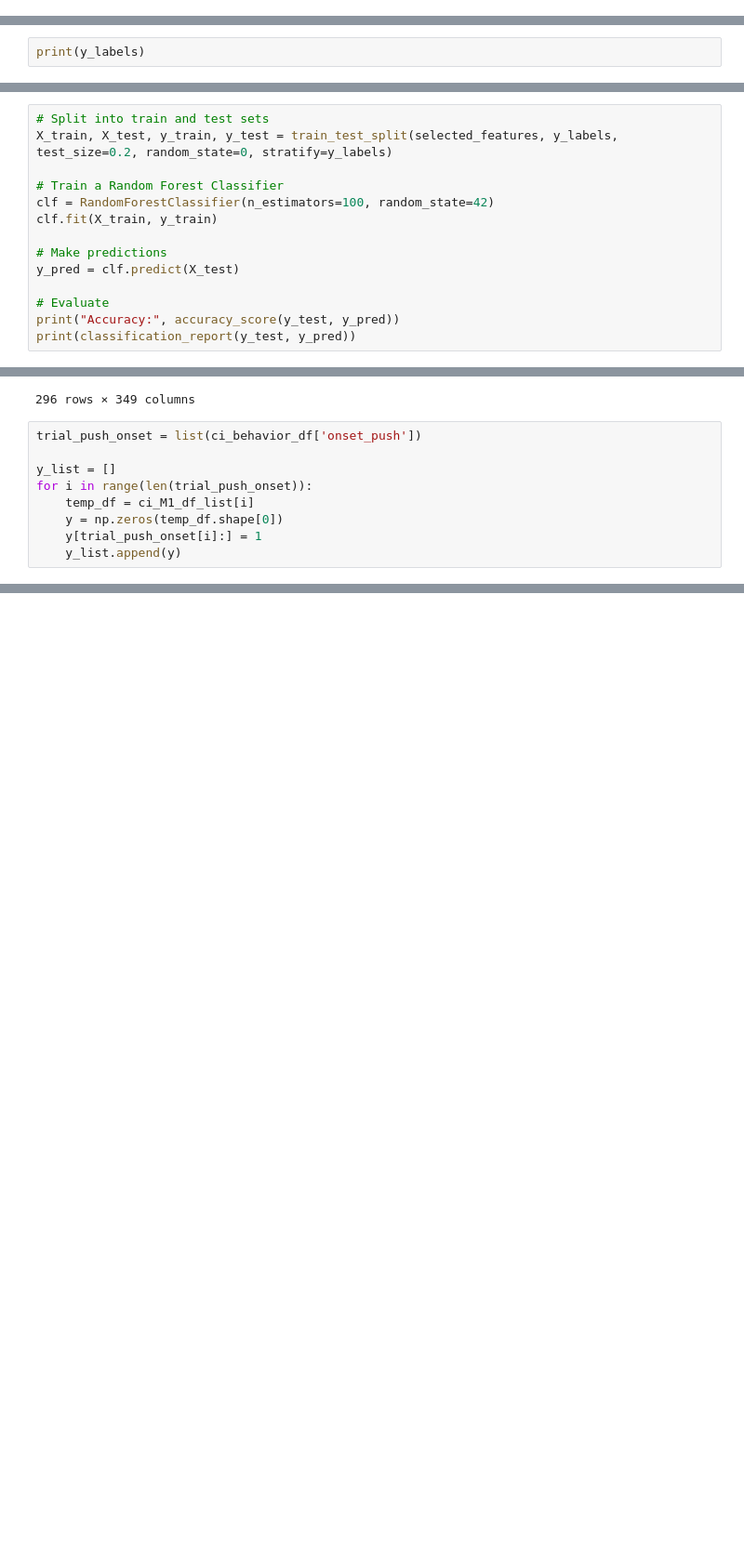
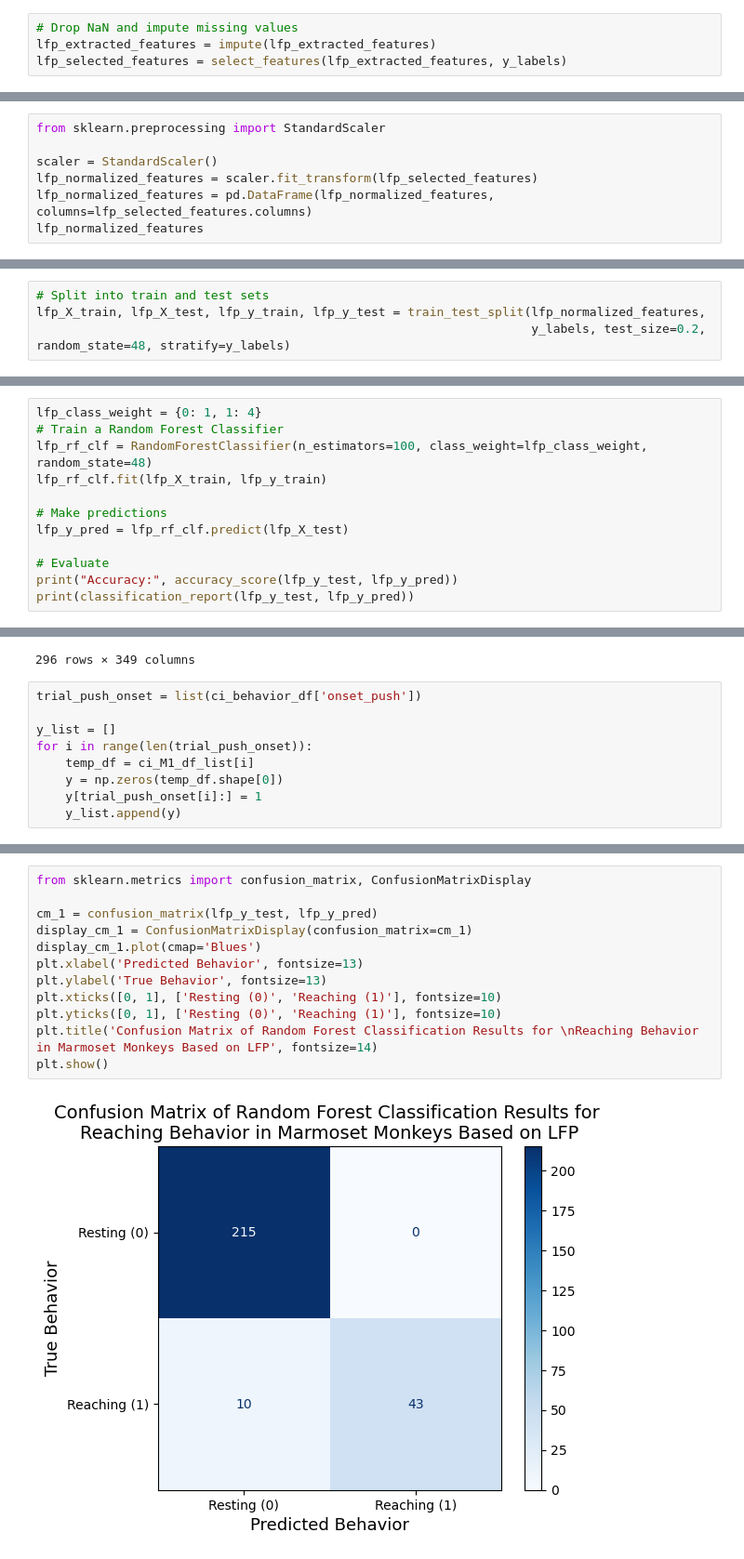
Before and after one commit to pbvijaya/BIPN162_Cell_Types, a Jupyter notebook: final_project_models.ipynb, the cells around one changed output, grey strips where cells are left out. Shown at 93% size. Cells and saved outputs as stored; diff of their text form; blank space fills up the shorter version.

Commit message:
upload feature matrix, model building/evaluation finished

```diff
--- a/final_project_models.ipynb
+++ b/final_project_models.ipynb
@@ -171,0 +183,4 @@ selected_features
+# %%
+# Drop NaN and impute missing values
+lfp_extracted_features = impute(lfp_extracted_features)
+lfp_selected_features = select_features(lfp_extracted_features, y_labels)
@@ -171,0 +208,7 @@ selected_features
+# %%
+from sklearn.preprocessing import StandardScaler
+
+scaler = StandardScaler()
+lfp_normalized_features = scaler.fit_transform(lfp_selected_features)
+lfp_normalized_features = pd.DataFrame(lfp_normalized_features, columns=lfp_selected_features.columns)
+lfp_normalized_features
@@ -174,2 +254,4 @@ selected_features
 # %%
-print(y_labels)
+# Split into train and test sets
+lfp_X_train, lfp_X_test, lfp_y_train, lfp_y_test = train_test_split(lfp_normalized_features,
+                                                                    y_labels, test_size=0.2, random_state=48, stratify=y_labels)
@@ -178,15 +264,13 @@ print(y_labels)
 # %%
-# Split into train and test sets
-X_train, X_test, y_train, y_test = train_test_split(selected_features, y_labels, test_size=0.2, random_state=0, stratify=y_labels)
-
+lfp_class_weight = {0: 1, 1: 4}
 # Train a Random Forest Classifier
-clf = RandomForestClassifier(n_estimators=100, random_state=42)
-clf.fit(X_train, y_train)
+lfp_rf_clf = RandomForestClassifier(n_estimators=100, class_weight=lfp_class_weight, random_state=48)
+lfp_rf_clf.fit(lfp_X_train, lfp_y_train)
 
 # Make predictions
-y_pred = clf.predict(X_test)
+lfp_y_pred = lfp_rf_clf.predict(lfp_X_test)
 
 # Evaluate
-print("Accuracy:", accuracy_score(y_test, y_pred))
-print(classification_report(y_test, y_pred))
+print("Accuracy:", accuracy_score(lfp_y_test, lfp_y_pred))
+print(classification_report(lfp_y_test, lfp_y_pred))
 # %% [output]
@@ -332,0 +578,14 @@ for i in range(len(trial_push_onset)):
+# %%
+from sklearn.metrics import confusion_matrix, ConfusionMatrixDisplay
+
+cm_1 = confusion_matrix(lfp_y_test, lfp_y_pred)
+display_cm_1 = ConfusionMatrixDisplay(confusion_matrix=cm_1)
+display_cm_1.plot(cmap='Blues')
+plt.xlabel('Predicted Behavior', fontsize=13)
+plt.ylabel('True Behavior', fontsize=13)
+plt.xticks([0, 1], ['Resting (0)', 'Reaching (1)'], fontsize=10)
+plt.yticks([0, 1], ['Resting (0)', 'Reaching (1)'], fontsize=10)
+plt.title('Confusion Matrix of Random Forest Classification Results for \nReaching Behavior in Marmoset Monkeys Based on LFP', fontsize=14)
+plt.show()
+# %% [output]
+[figure, added]
```
Also changed, not shown: parts of 52 cells of this notebook, 4 other files.
